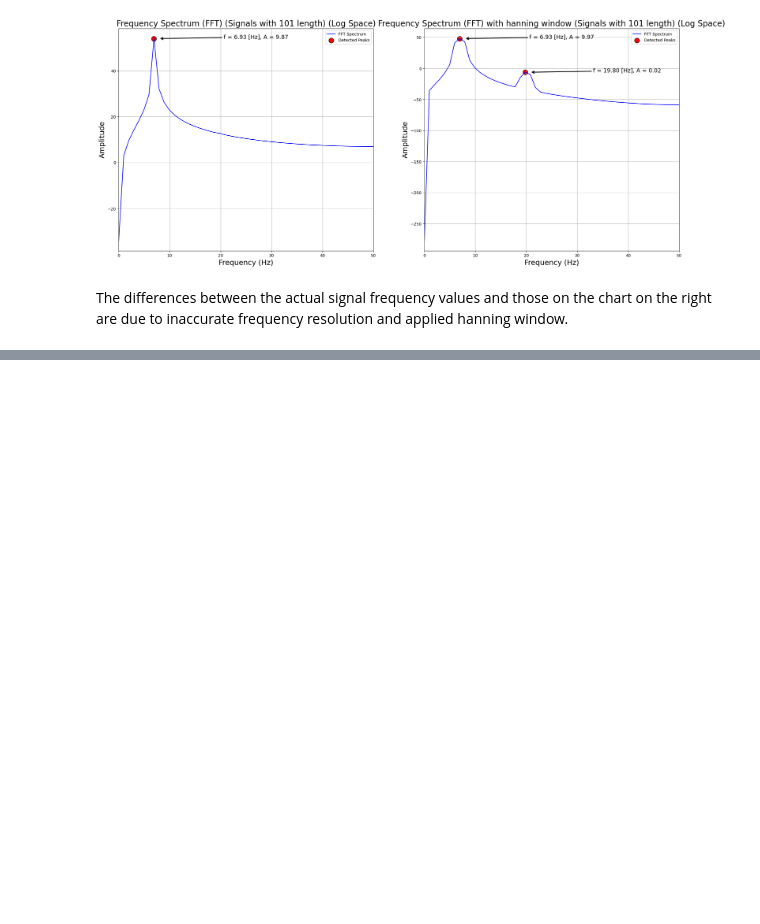
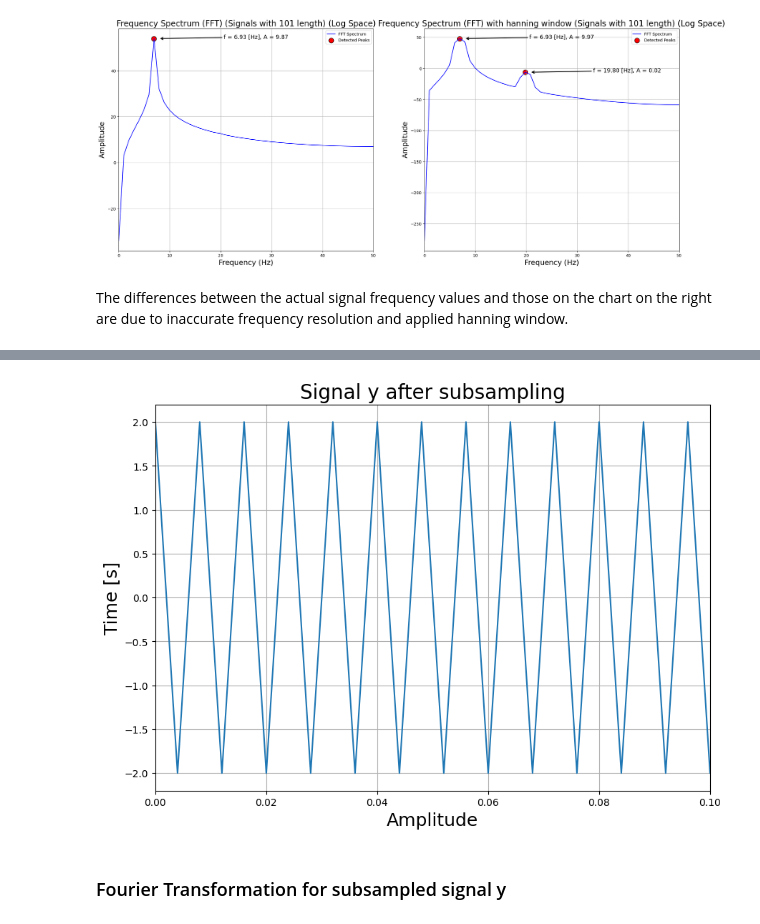
Before and after one commit to MikolajRusin/signal-modeling-and-identification, a Jupyter notebook: Lab_1/lab_1.ipynb, the cells around one changed output, grey strips where cells are left out. Drawn from its saved outputs; the diff is of its cells as text; code cells hidden in the pictures; blank space fills up the shorter version.

```diff
--- a/Lab_1/lab_1.ipynb
+++ b/Lab_1/lab_1.ipynb
@@ -510,0 +576,19 @@ The differences between the actual signal frequency values and those on the char
+# %%
+y_sub = y[::2]
+fs_sub = fs / 2
+# %%
+dt_sub = 1 / fs_sub
+t_sub = np.arange(y_sub.shape[0]) * dt_sub
+
+plt.figure(figsize=(10, 7))
+plt.plot(t_sub, y_sub)
+plt.title('Signal y after subsampling', fontsize=20)
+plt.xlabel('Amplitude', fontsize=18)
+plt.ylabel('Time [s]', fontsize=18)
+plt.grid()
+plt.xlim(0, 0.1)
+plt.show()
+# %% [output]
+[figure, added]
+# %% [markdown]
+### Fourier Transformation for subsampled signal y
```
Also changed, not shown: parts of 27 cells of this notebook.
